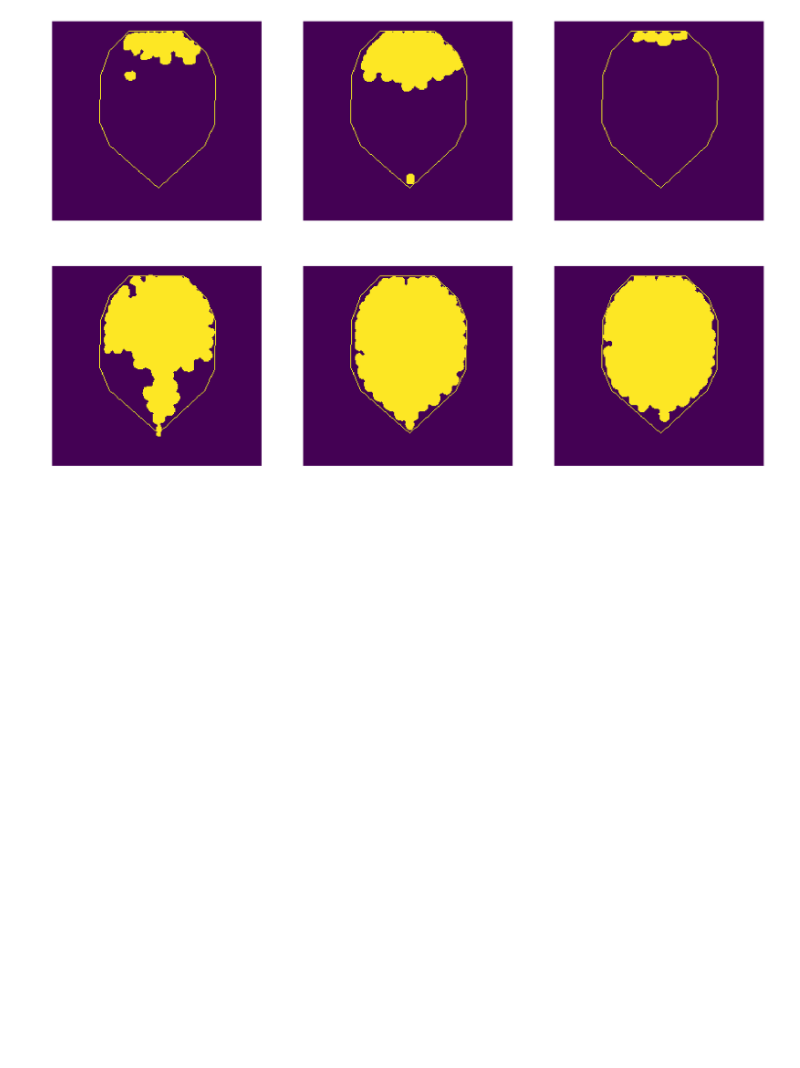
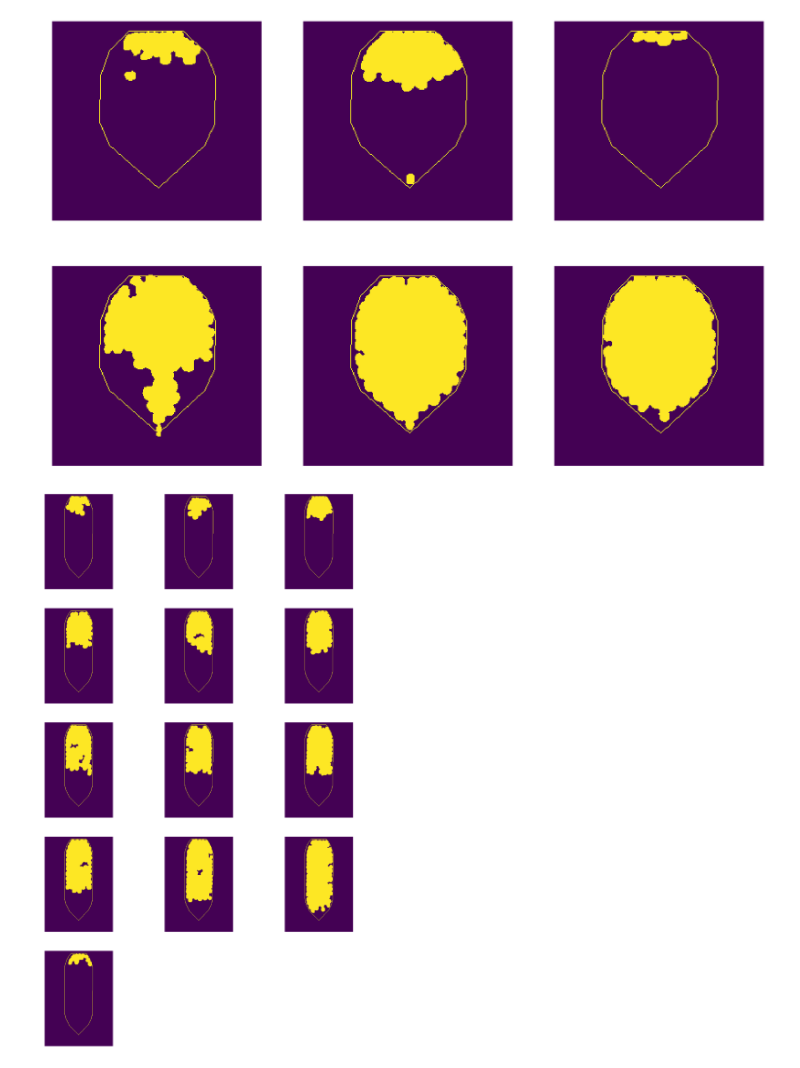
Before and after one commit to hammerlab/SmartCount, a Jupyter notebook: python/notebook/dev/cell_suffusion/mask_examples.ipynb, the cells around one changed output. Saved outputs shown, nothing was run; the diff lists cells and outputs as text; code cells hidden in the pictures; blank space fills up the shorter version.

```diff
--- a/python/notebook/dev/cell_suffusion/mask_examples.ipynb
+++ b/python/notebook/dev/cell_suffusion/mask_examples.ipynb
@@ -11,3 +11,10 @@ imgs = [io.imread(f) for f in files]
 visualize.display_images(imgs, size=30, cols=3)
 # %% [output]
 [figure]
+# %%
+files = !ls images/chip_01/*.png
+imgs = [io.imread(f) for f in files]
+# %%
+visualize.display_images(imgs, size=30, cols=3)
+# %% [output]
+[figure, added]
```
Also changed, not shown: parts of 1 cell of this notebook, 25 other files.
